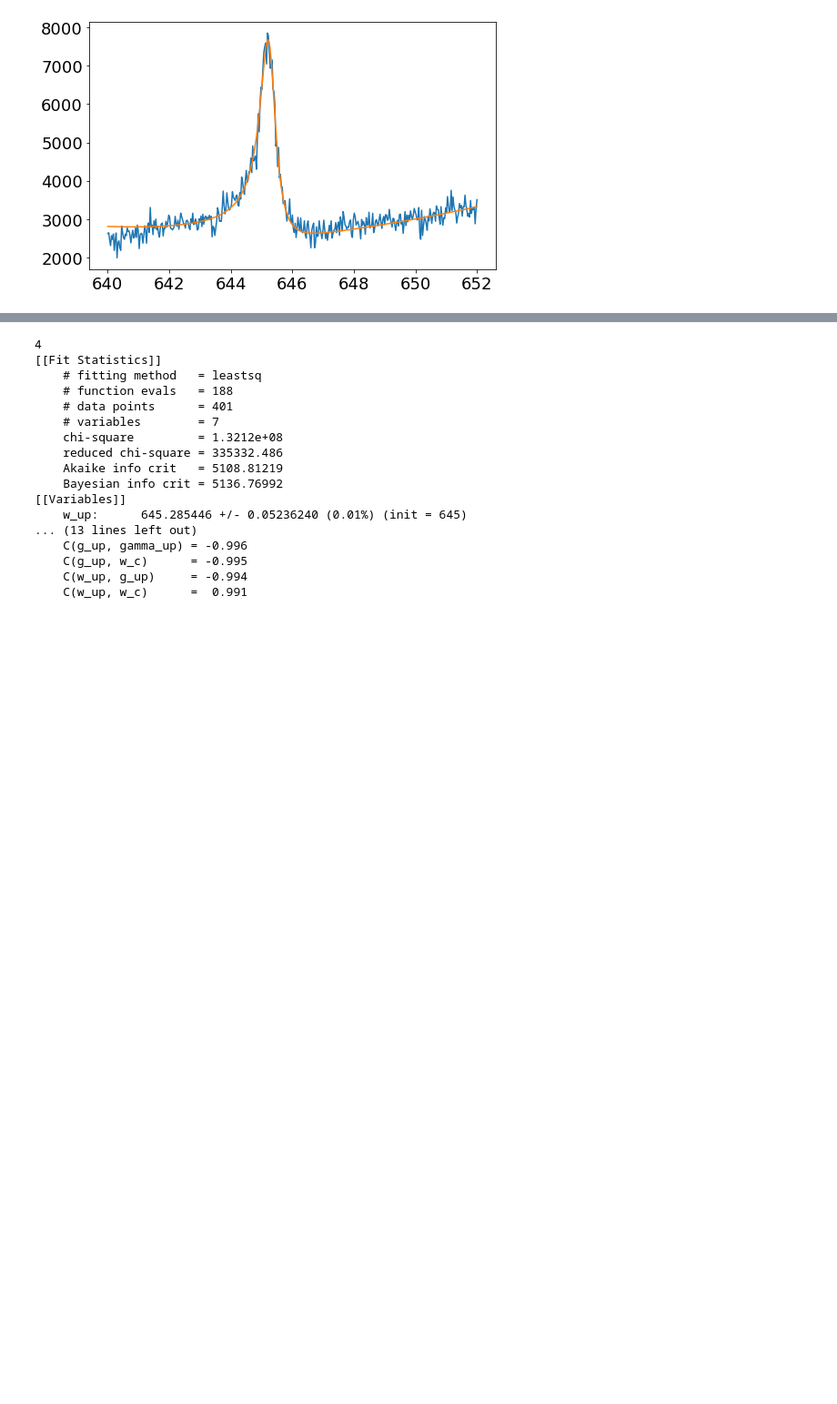
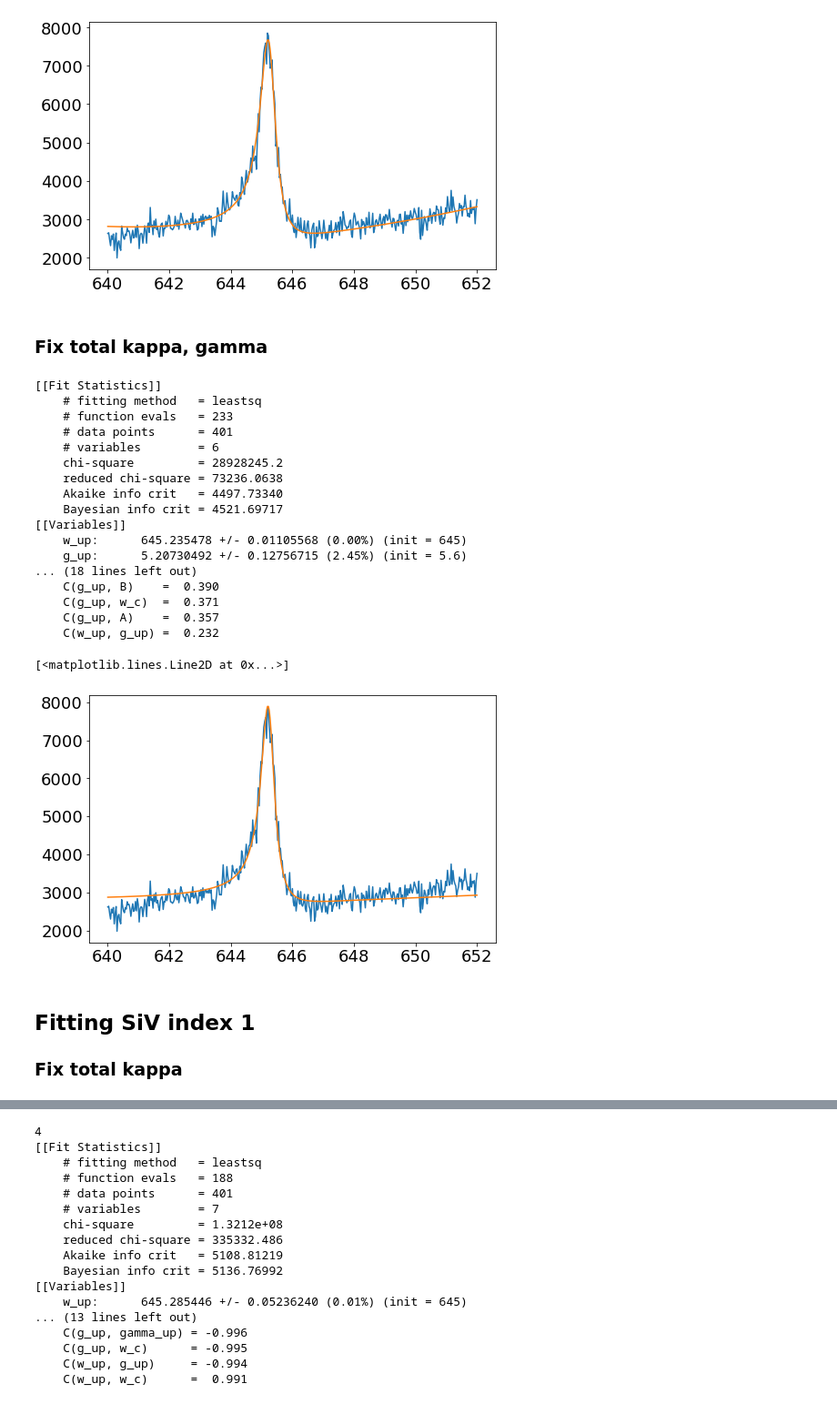
Before and after one commit to huanyanqi/siv-cqed-model, a Jupyter notebook: notebooks/fitting data - 20210324.ipynb, the cells around one changed output, grey strips where cells are left out. Shown at 91% size. Cells and saved outputs as stored; diff of their text form; code cells hidden in the pictures; blank space fills up the shorter version.

```diff
--- a/notebooks/fitting data - 20210324.ipynb
+++ b/notebooks/fitting data - 20210324.ipynb
@@ -278,3 +279,46 @@ plt.plot(siv_freqs, siv_mean + results.residual)
     C(w_up, B)        = -0.126
 [<matplotlib.lines.Line2D at 0x...>]
 [figure]
+# %% [markdown]
+### Fix total kappa, gamma
+# %%
+params = Parameters()
+params.add_many(
+    Parameter('w_up', value=645, min=644, max=646),
+    Parameter('g_up', value=5.6, min=1, max=20),
+    Parameter('gamma_up', value=0.1, vary=False),
+    Parameter('w_c', value=715, min=0, max=1000),
+    Parameter('k_in', value=100, min=0, max=200),
+    Parameter('k_tot', value=159.38, vary=False),
+    Parameter('A', value=6000, min=5000, max=900000),
+    Parameter('B', value=0.1, min=0, max=1000),
+)
+
+results = fitter.fit_reflection(params, siv_freqs, siv_mean, fit_func=fitter.single_siv_ref)
+lmfit.report_fit(results)
+
+plt.plot(siv_freqs, siv_mean)
+plt.plot(siv_freqs, siv_mean + results.residual)
+# %% [output]
+[[Fit Statistics]]
+    # fitting method   = leastsq
+    # function evals   = 233
+    # data points      = 401
+    # variables        = 6
+    chi-square         = 28928245.2
+    reduced chi-square = 73236.0638
+    Akaike info crit   = 4497.73340
+    Bayesian info crit = 4521.69717
+[[Variables]]
+    w_up:      645.235478 +/- 0.01105568 (0.00%) (init = 645)
+    g_up:      5.20730492 +/- 0.12756715 (2.45%) (init = 5.6)
+... (18 lines left out)
+    C(g_up, B)    =  0.390
+    C(g_up, w_c)  =  0.371
+    C(g_up, A)    =  0.357
+    C(w_up, g_up) =  0.232
+[<matplotlib.lines.Line2D at 0x...>]
+[figure, added]
+# %% [markdown]
+## Fitting SiV index 1
+### Fix total kappa
```
Also changed, not shown: parts of 27 cells of this notebook.
